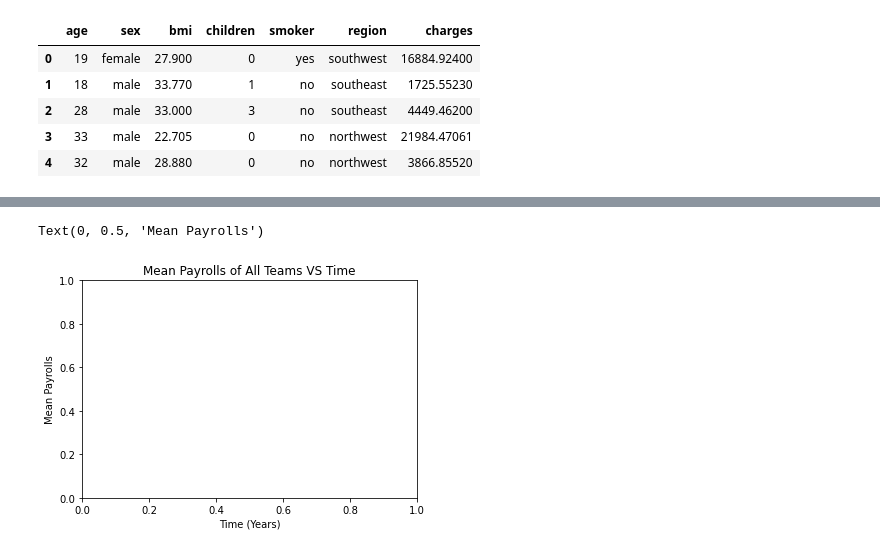
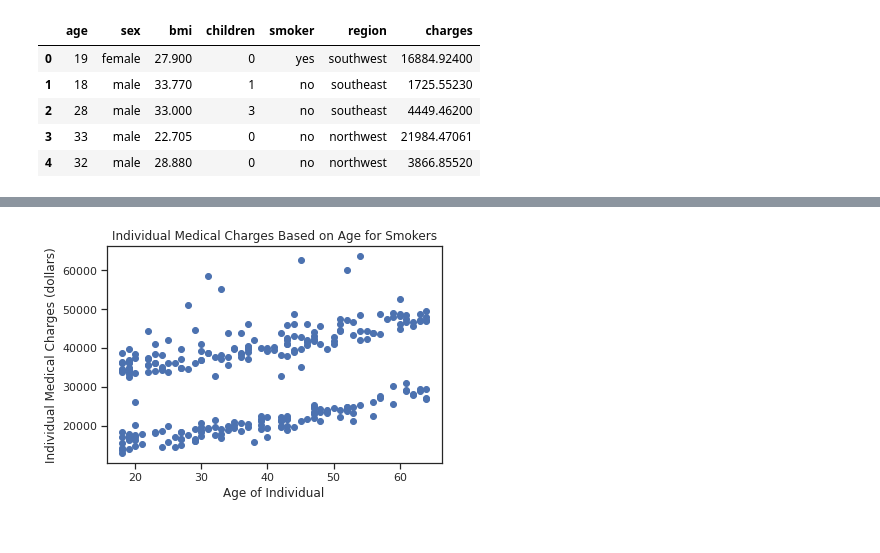
Before and after one commit to ashwittha/ashwittha.github.io, a Jupyter notebook: This is the Jupyter Notebook.ipynb, the cells around one changed output, grey strips where cells are left out. Cells and saved outputs as stored; diff of their text form; code cells hidden in the pictures.

```diff
--- a/This is the Jupyter Notebook.ipynb
+++ b/This is the Jupyter Notebook.ipynb
@@ -55,11 +55,21 @@ df
-# %%
-import matplotlib.pyplot as plt
-
-plt.title("Individual Medical Charges Based on Whether Individual Smokes")
-plt.xlabel("Age of Individual")
-plt.ylabel("Individual Medical Charges (dollars)")
-
-plt.scatter(df['charges'].values, df['age'].values)
-# %% [output]
-Text(0, 0.5, 'Mean Payrolls')
-[figure, removed]
+# %%
+import matplotlib.pyplot as plt
+from sklearn import datasets, linear_model
+
+medical_charges_for_smokers_array = []
+age_for_smokers_array = []
+
+for index, row in df.iterrows():
+    if row['smoker'] == 'yes':
+        medical_charges_for_smokers_array.append(row['charges'])
+        age_for_smokers_array.append(row['age'])
+
+plt.title("Individual Medical Charges Based on Age for Smokers")
+plt.xlabel("Age of Individual")
+plt.ylabel("Individual Medical Charges (dollars)")
+
+plt.scatter(age_for_smokers_array, medical_charges_for_smokers_array)
+
+plt.show()
+# %% [output]
+[figure, added]
```
Also changed, not shown: parts of 8 cells of this notebook.
